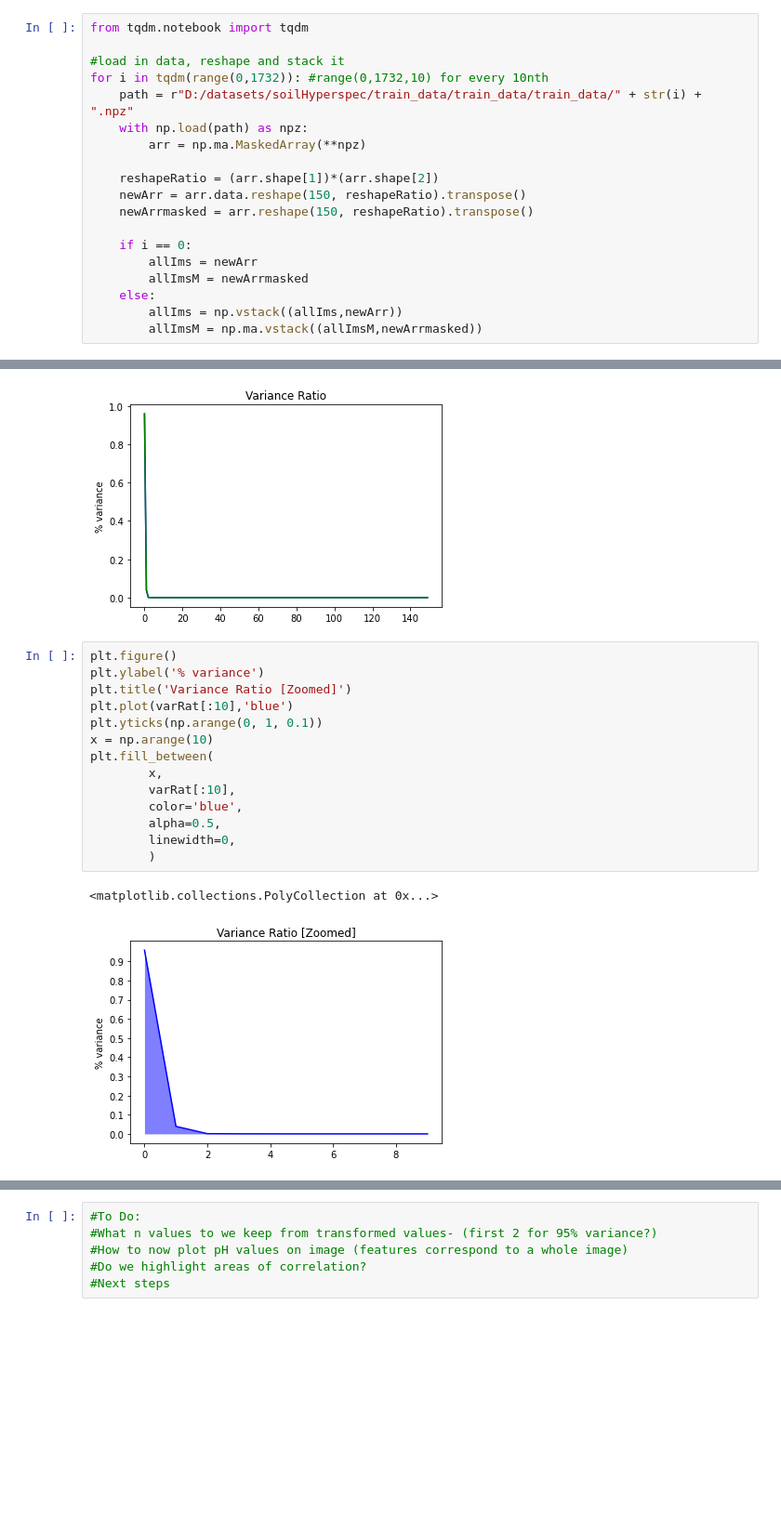
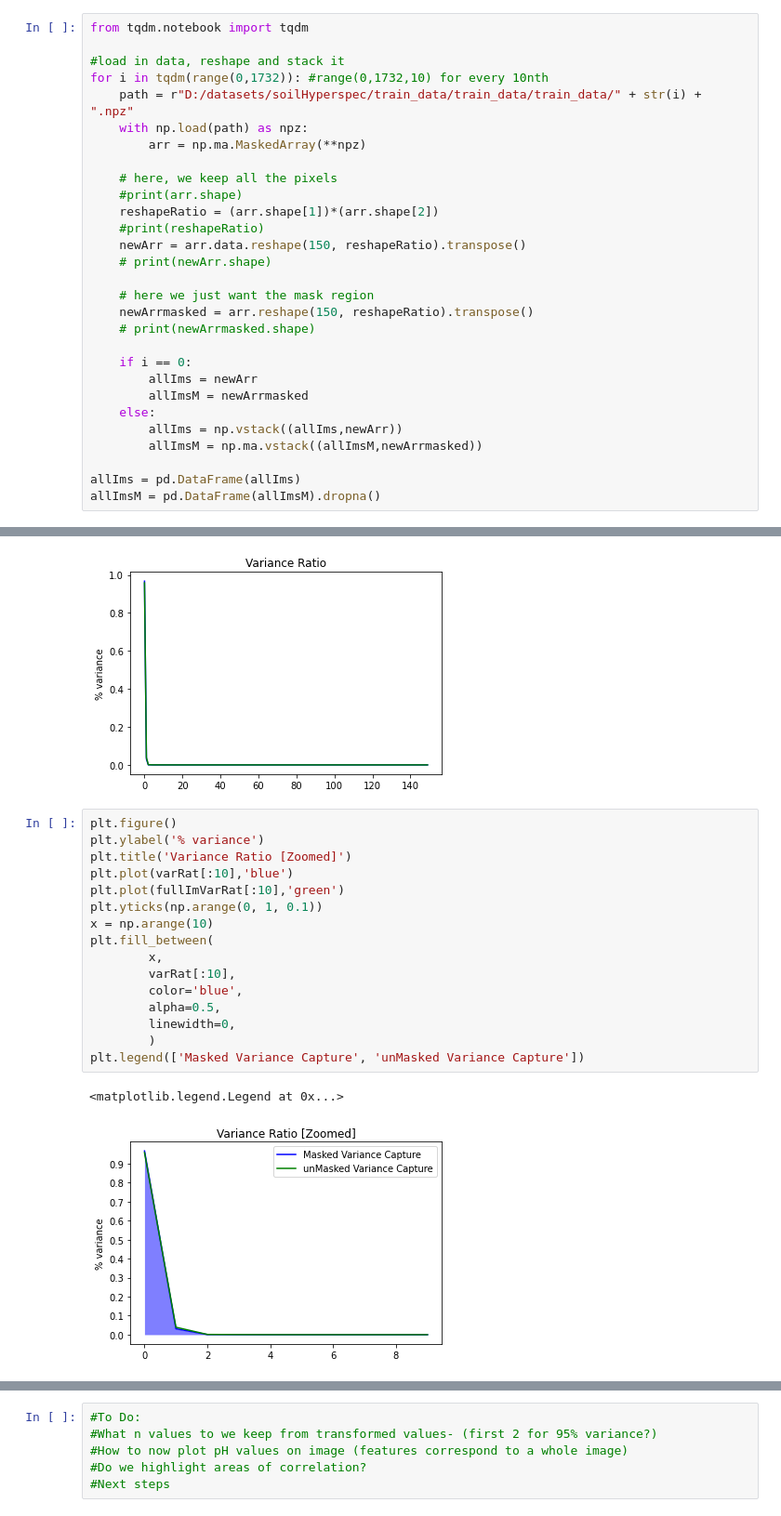
Before and after one commit to oakleighw/remote_sensing_hyperspectral_soil, a Jupyter notebook: dataset.ipynb, the cells around one changed output, grey strips where cells are left out. Shown: that part at 93% size. Drawn from its saved outputs; the diff is of its cells as text; blank space fills up the shorter version.

```diff
--- a/dataset.ipynb
+++ b/dataset.ipynb
@@ -273,9 +275,16 @@ for i in tqdm(range(0,1732)): #range(0,1732,10) for every 10nth
     with np.load(path) as npz:
         arr = np.ma.MaskedArray(**npz)
 
+    # here, we keep all the pixels
+    #print(arr.shape)
     reshapeRatio = (arr.shape[1])*(arr.shape[2])
+    #print(reshapeRatio)
     newArr = arr.data.reshape(150, reshapeRatio).transpose()
+    # print(newArr.shape)
+
+    # here we just want the mask region
     newArrmasked = arr.reshape(150, reshapeRatio).transpose()
+    # print(newArrmasked.shape)
 
     if i == 0:
         allIms = newArr
@@ -283,3 +292,6 @@ for i in tqdm(range(0,1732)): #range(0,1732,10) for every 10nth
     else:
         allIms = np.vstack((allIms,newArr))
         allImsM = np.ma.vstack((allImsM,newArrmasked))
+
+allIms = pd.DataFrame(allIms)
+allImsM = pd.DataFrame(allImsM).dropna()
@@ -441,20 +473,22 @@ Text(0, 0.5, '% variance')
 # %%
 plt.figure()
 plt.ylabel('% variance')
 plt.title('Variance Ratio [Zoomed]')
 plt.plot(varRat[:10],'blue')
+plt.plot(fullImVarRat[:10],'green')
 plt.yticks(np.arange(0, 1, 0.1))
 x = np.arange(10)
 plt.fill_between(
         x,
         varRat[:10],
         color='blue',
         alpha=0.5,
         linewidth=0,
         )
+plt.legend(['Masked Variance Capture', 'unMasked Variance Capture'])
 # %% [output]
-<matplotlib.collections.PolyCollection at 0x...>
+<matplotlib.legend.Legend at 0x...>
-[figure, old version]
+[figure, new version]
 # %%
 np.set_printoptions(formatter={'float_kind':'{:f}'.format})
 print(varRat)
```
Also changed, not shown: parts of 16 cells of this notebook.
